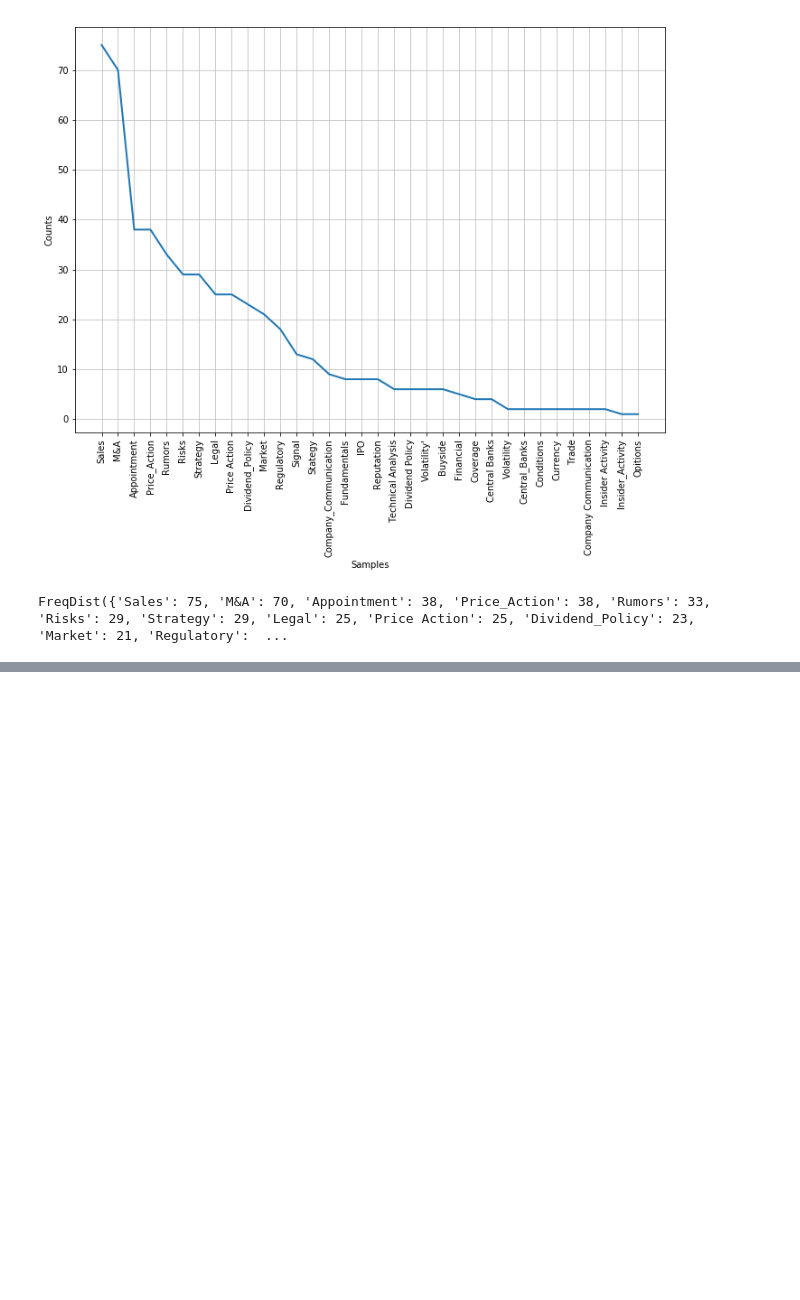
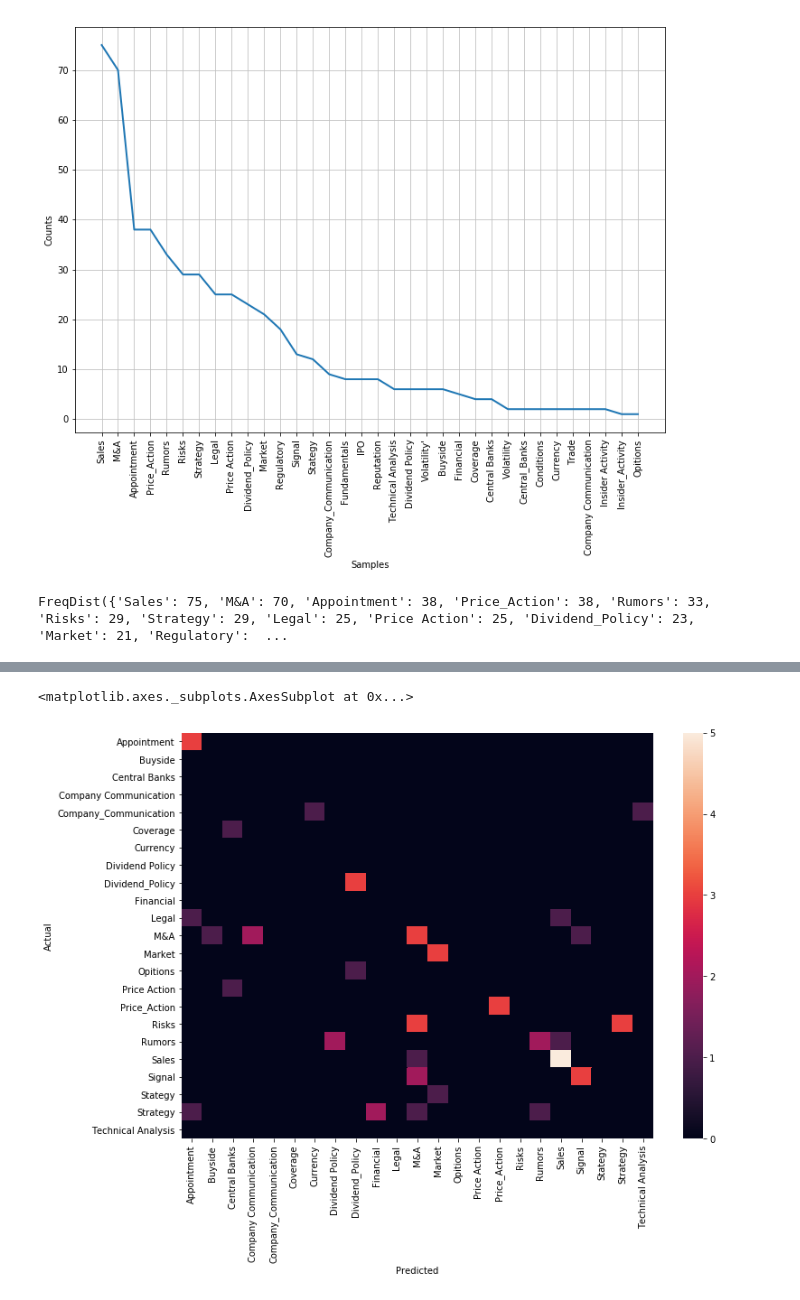
Before and after one commit to Hitkul/Aspect-Based-Sentiment-Analysis, a Jupyter notebook: Aspect_extraction_headlines.ipynb, the cells around one changed output, grey strips where cells are left out. Saved outputs shown, nothing was run; the diff lists cells and outputs as text; code cells hidden in the pictures; blank space fills up the shorter version.

```diff
--- a/Aspect_extraction_headlines.ipynb
+++ b/Aspect_extraction_headlines.ipynb
@@ -201,0 +415,2 @@ L2_L1_pair
+# %%
+model = defina_model()
@@ -201,0 +436,2 @@ L2_L1_pair
+# %%
+history_object = model.fit(trainX, trainY, epochs=50,batch_size=16)
@@ -201,0 +461,5 @@ L2_L1_pair
+# %%
+pred = model.predict(testX)
+# %%
+test_label_act = [lable_encoding[x.argmax()] for x in testY]
+test_label_pred = [lable_encoding[x.argmax()] for x in pred]
@@ -201,0 +487,5 @@ L2_L1_pair
+# %%
+ConfusionMatrix(test_label_act, test_label_pred).plot(backend='seaborn')
+# %% [output]
+<matplotlib.axes._subplots.AxesSubplot at 0x...>
+[figure, added]
```
Also changed, not shown: parts of 39 cells of this notebook.
